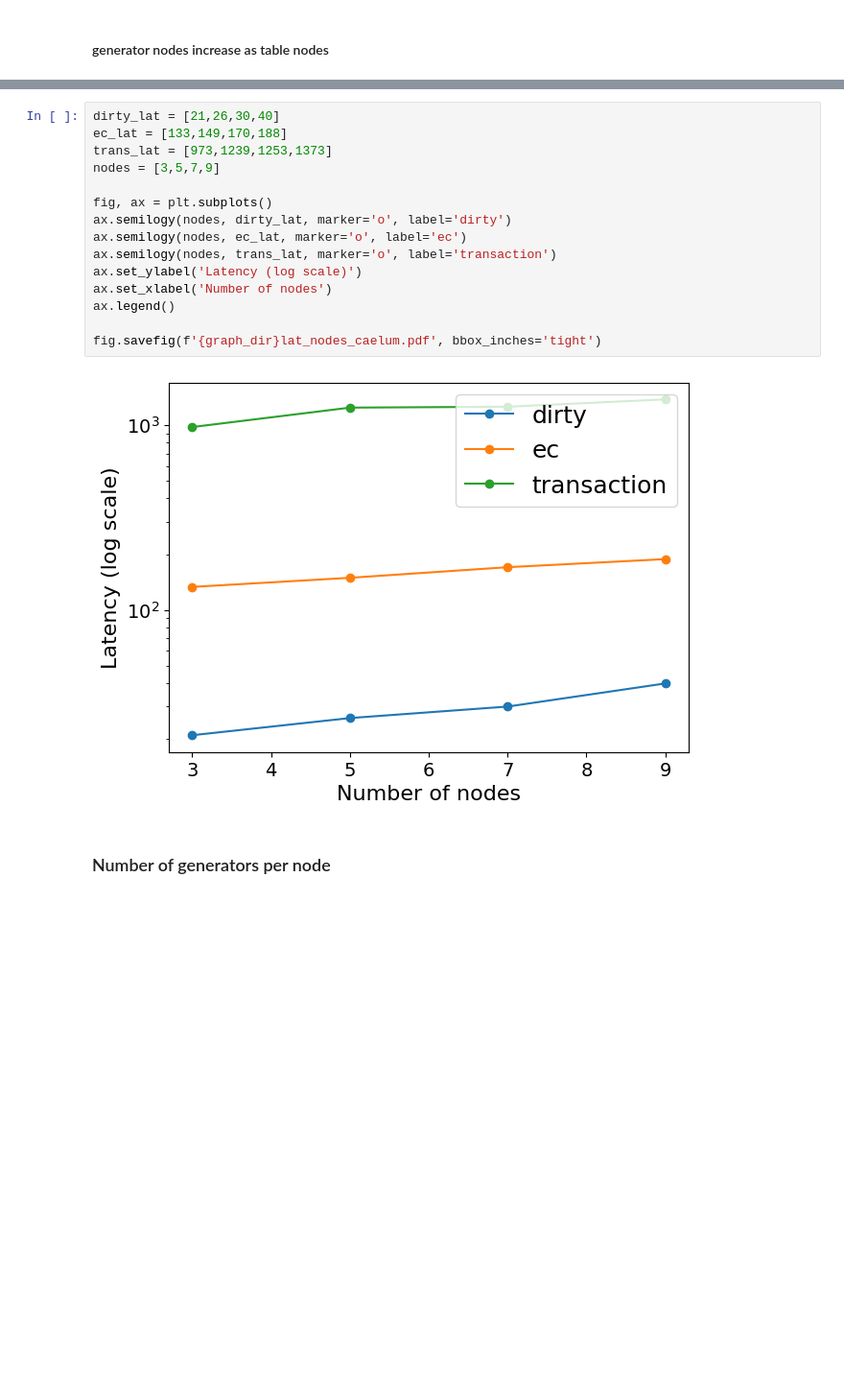
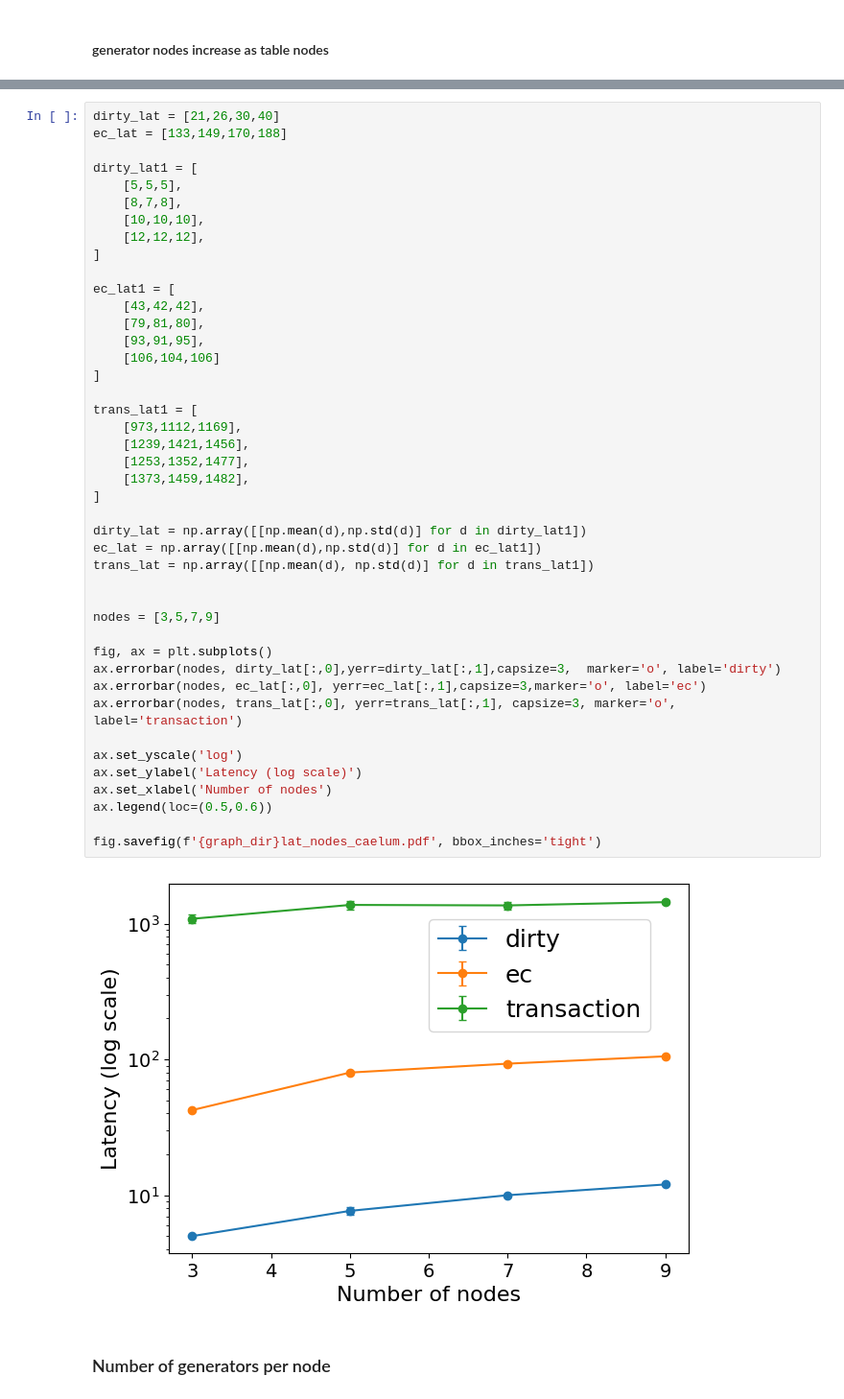
Before and after one commit to Vincent-lau/hypermnesia, a Jupyter notebook: benchmark/plot.ipynb, the cells around one changed output, grey strips where cells are left out. Shown: that part at 96% size. Drawn from its saved outputs; the diff is of its cells as text; blank space fills up the shorter version.

```diff
--- a/benchmark/plot.ipynb
+++ b/benchmark/plot.ipynb
@@ -329,20 +401,48 @@ fig.savefig(f'{graph_dir}tp_nodes_caelum.pdf', bbox_inches='tight')
 # %%
 dirty_lat = [21,26,30,40]
 ec_lat = [133,149,170,188]
-trans_lat = [973,1239,1253,1373]
+
+dirty_lat1 = [
+    [5,5,5],
+    [8,7,8],
+    [10,10,10],
+    [12,12,12],
+]
+
+ec_lat1 = [
+    [43,42,42],
+    [79,81,80],
+    [93,91,95],
+    [106,104,106]
+]
+
+trans_lat1 = [
+    [973,1112,1169],
+    [1239,1421,1456],
+    [1253,1352,1477],
+    [1373,1459,1482],
+]
+
+dirty_lat = np.array([[np.mean(d),np.std(d)] for d in dirty_lat1])
+ec_lat = np.array([[np.mean(d),np.std(d)] for d in ec_lat1])
+trans_lat = np.array([[np.mean(d), np.std(d)] for d in trans_lat1])
+
+
 nodes = [3,5,7,9]
 
 fig, ax = plt.subplots()
-ax.semilogy(nodes, dirty_lat, marker='o', label='dirty')
-ax.semilogy(nodes, ec_lat, marker='o', label='ec')
-ax.semilogy(nodes, trans_lat, marker='o', label='transaction')
+ax.errorbar(nodes, dirty_lat[:,0],yerr=dirty_lat[:,1],capsize=3,  marker='o', label='dirty')
+ax.errorbar(nodes, ec_lat[:,0], yerr=ec_lat[:,1],capsize=3,marker='o', label='ec')
+ax.errorbar(nodes, trans_lat[:,0], yerr=trans_lat[:,1], capsize=3, marker='o', label='transaction')
+
+ax.set_yscale('log')
 ax.set_ylabel('Latency (log scale)')
 ax.set_xlabel('Number of nodes')
-ax.legend()
+ax.legend(loc=(0.5,0.6))
 
 fig.savefig(f'{graph_dir}lat_nodes_caelum.pdf', bbox_inches='tight')
 # %% [output]
-[figure, old version]
+[figure, new version]
 # %% [markdown]
 ### Number of generators per node
 # %%
```
Also changed, not shown: parts of 12 cells of this notebook, 13 other files.
